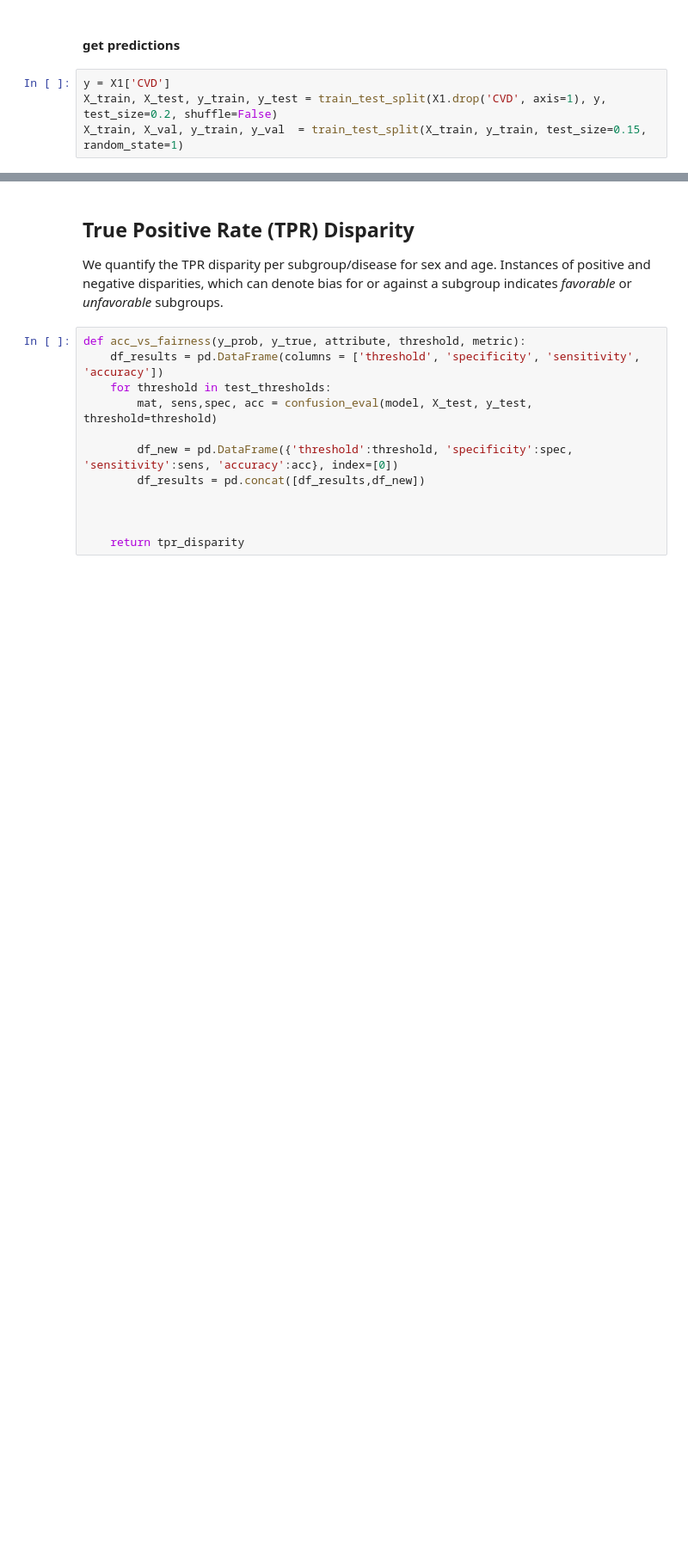
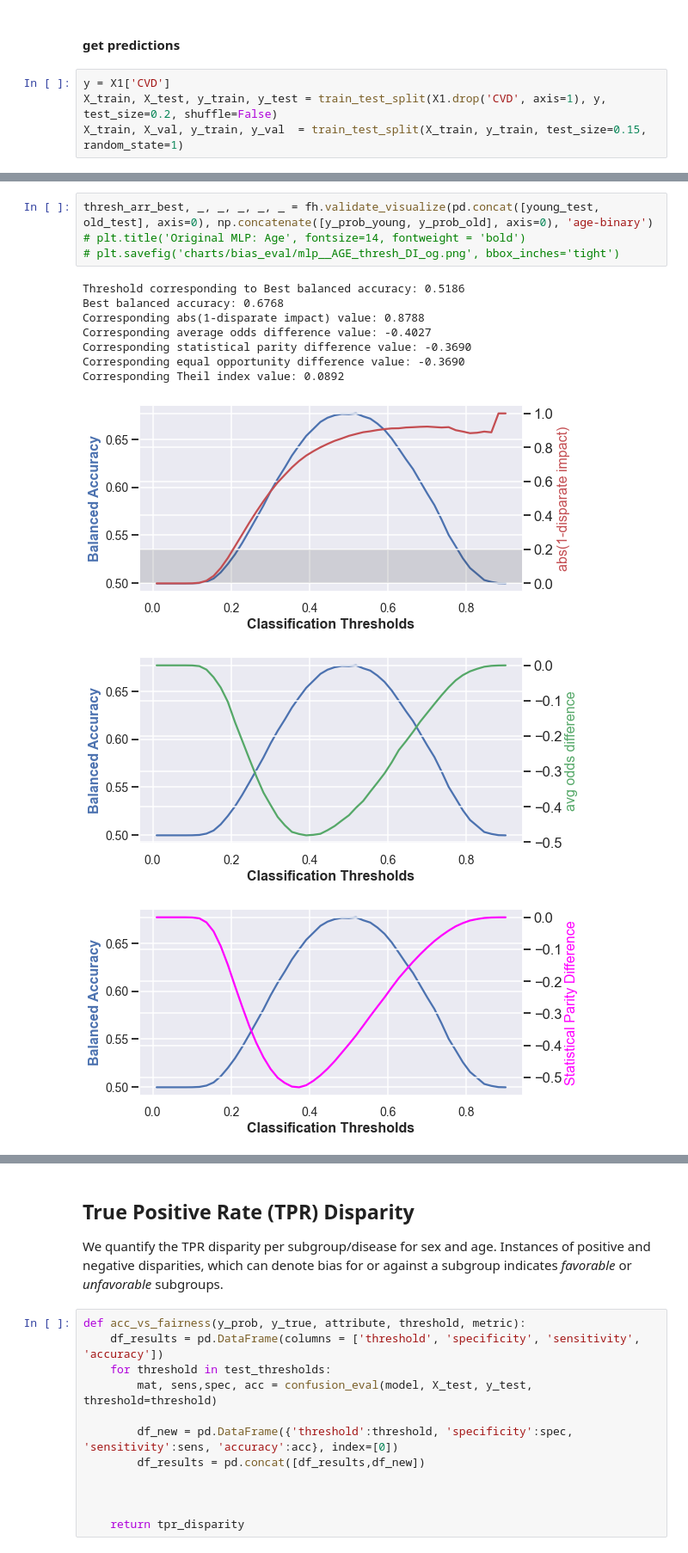
Before and after one commit to analiseb/UB-Masters-Thesis, a Jupyter notebook: BEVAL_bias_analysis-alternative.ipynb, the cells around one changed output, grey strips where cells are left out. Shown at 86% size. Cells and saved outputs as stored; diff of their text form; blank space fills up the shorter version.

```diff
--- a/BEVAL_bias_analysis-alternative.ipynb
+++ b/BEVAL_bias_analysis-alternative.ipynb
@@ -519,0 +271,15 @@ plt.legend(bbox_to_anchor=(1.05, 1), loc=2, borderaxespad=0.)
+# %%
+thresh_arr_best, _, _, _, _, _ = fh.validate_visualize(pd.concat([young_test, old_test], axis=0), np.concatenate([y_prob_young, y_prob_old], axis=0), 'age-binary')
+# plt.title('Original MLP: Age', fontsize=14, fontweight = 'bold')
+# plt.savefig('charts/bias_eval/mlp__AGE_thresh_DI_og.png', bbox_inches='tight')
+# %% [output]
+Threshold corresponding to Best balanced accuracy: 0.5186
+Best balanced accuracy: 0.6768
+Corresponding abs(1-disparate impact) value: 0.8788
+Corresponding average odds difference value: -0.4027
+Corresponding statistical parity difference value: -0.3690
+Corresponding equal opportunity difference value: -0.3690
+Corresponding Theil index value: 0.0892
+[figure, added]
+[figure, added]
+[figure, added]
```
Also changed, not shown: parts of 34 cells of this notebook, 23 other files.
